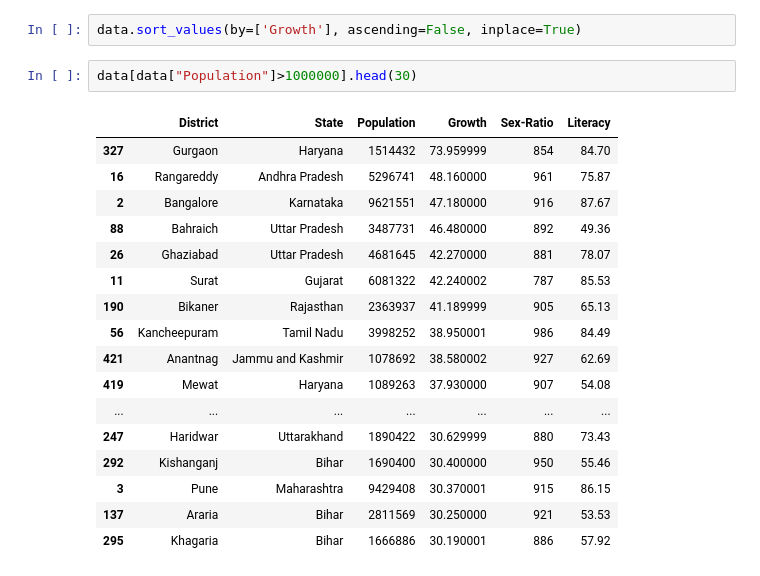
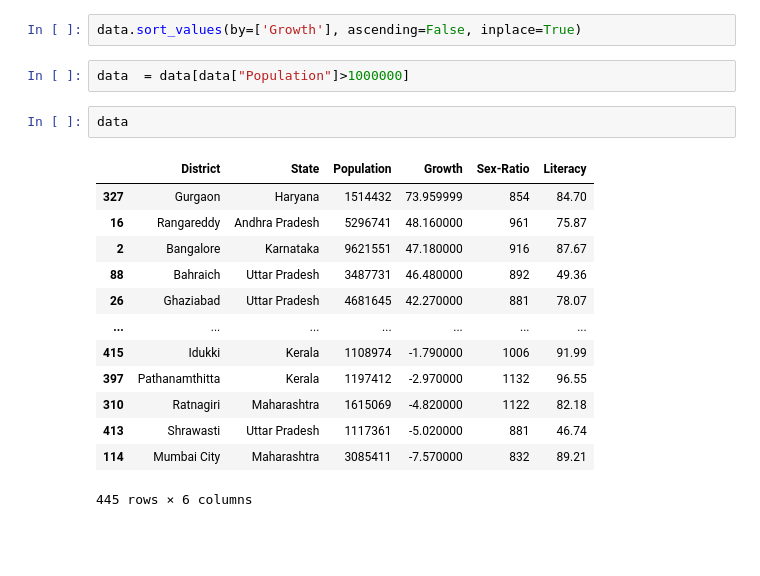
Before and after one commit to Light-coder777/D2K_PS1, a Jupyter notebook: D2K_PS1.ipynb, the cells around one changed output. Drawn from its saved outputs; the diff is of its cells as text; blank space fills up the shorter version.

```diff
--- a/D2K_PS1.ipynb
+++ b/D2K_PS1.ipynb
@@ -83,22 +83,20 @@ dtype: object
 # %%
 data.sort_values(by=['Growth'], ascending=False, inplace=True)
 # %%
-data[data["Population"]>1000000].head(30)
+data  = data[data["Population"]>1000000]
-# %% [output]
-|  | District | State | Population | Growth | Sex-Ratio | Literacy |
-| 327 | Gurgaon | Haryana | 1514432 | 73.959999 | 854 | 84.70 |
-| 16 | Rangareddy | Andhra Pradesh | 5296741 | 48.160000 | 961 | 75.87 |
-| 2 | Bangalore | Karnataka | 9621551 | 47.180000 | 916 | 87.67 |
-| 88 | Bahraich | Uttar Pradesh | 3487731 | 46.480000 | 892 | 49.36 |
-| 26 | Ghaziabad | Uttar Pradesh | 4681645 | 42.270000 | 881 | 78.07 |
-| 11 | Surat | Gujarat | 6081322 | 42.240002 | 787 | 85.53 |
-| 190 | Bikaner | Rajasthan | 2363937 | 41.189999 | 905 | 65.13 |
-| 56 | Kancheepuram | Tamil Nadu | 3998252 | 38.950001 | 986 | 84.49 |
-| 421 | Anantnag | Jammu and Kashmir | 1078692 | 38.580002 | 927 | 62.69 |
-| 419 | Mewat | Haryana | 1089263 | 37.930000 | 907 | 54.08 |
-| ... | ... | ... | ... | ... | ... | ... |
-| 247 | Haridwar | Uttarakhand | 1890422 | 30.629999 | 880 | 73.43 |
-| 292 | Kishanganj | Bihar | 1690400 | 30.400000 | 950 | 55.46 |
-| 3 | Pune | Maharashtra | 9429408 | 30.370001 | 915 | 86.15 |
-| 137 | Araria | Bihar | 2811569 | 30.250000 | 921 | 53.53 |
-| 295 | Khagaria | Bihar | 1666886 | 30.190001 | 886 | 57.92 |
+# %%
+data
+# %% [output]
+|  | District | State | Population | Growth | Sex-Ratio | Literacy |
+| 327 | Gurgaon | Haryana | 1514432 | 73.959999 | 854 | 84.70 |
+| 16 | Rangareddy | Andhra Pradesh | 5296741 | 48.160000 | 961 | 75.87 |
+| 2 | Bangalore | Karnataka | 9621551 | 47.180000 | 916 | 87.67 |
+| 88 | Bahraich | Uttar Pradesh | 3487731 | 46.480000 | 892 | 49.36 |
+| 26 | Ghaziabad | Uttar Pradesh | 4681645 | 42.270000 | 881 | 78.07 |
+| ... | ... | ... | ... | ... | ... | ... |
+| 415 | Idukki | Kerala | 1108974 | -1.790000 | 1006 | 91.99 |
+| 397 | Pathanamthitta | Kerala | 1197412 | -2.970000 | 1132 | 96.55 |
+| 310 | Ratnagiri | Maharashtra | 1615069 | -4.820000 | 1122 | 82.18 |
+| 413 | Shrawasti | Uttar Pradesh | 1117361 | -5.020000 | 881 | 46.74 |
+| 114 | Mumbai City | Maharashtra | 3085411 | -7.570000 | 832 | 89.21 |
+445 rows × 6 columns
```
Also changed, not shown: parts of 11 cells of this notebook.
